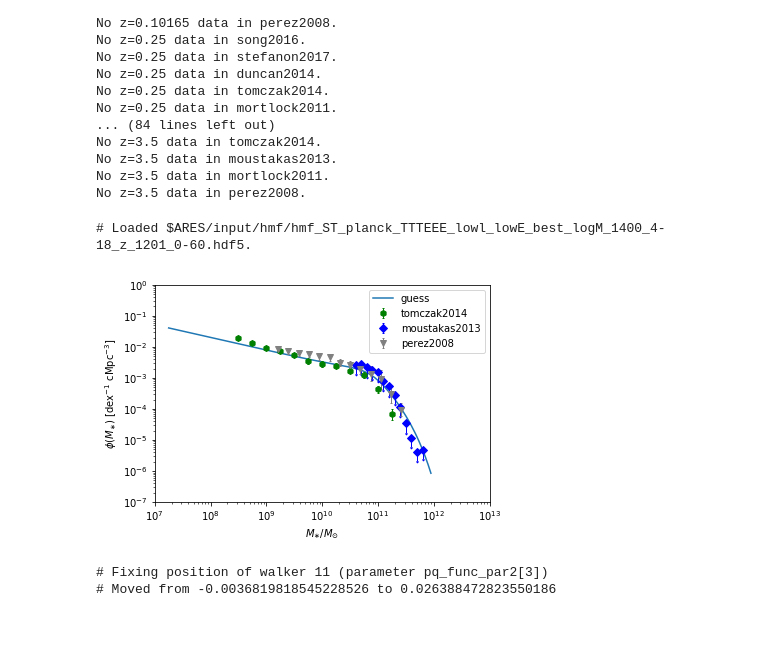
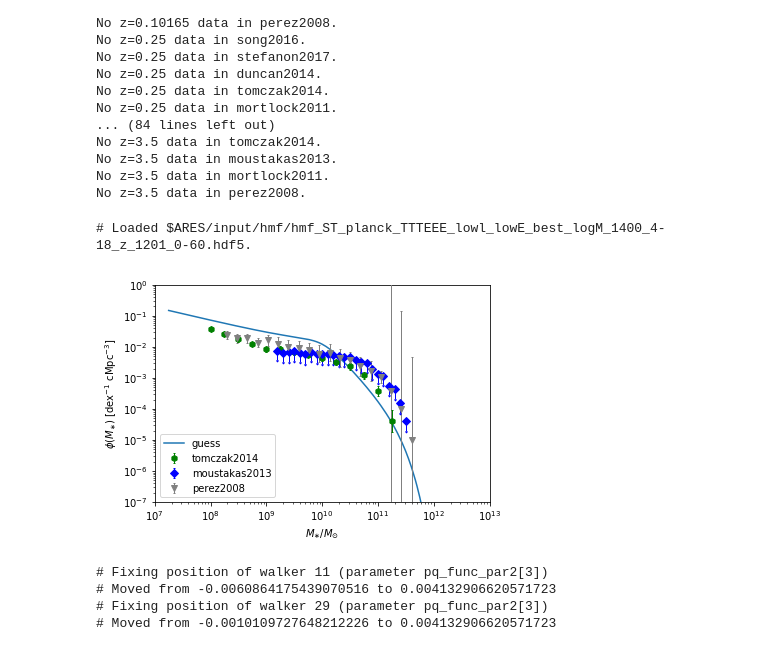
Before and after one commit to eklem1/GalaxySim, a Jupyter notebook: SMF_fit.ipynb, the cells around one changed output. Cells and saved outputs as stored; diff of their text form; code cells hidden in the pictures.

```diff
--- a/SMF_fit.ipynb
+++ b/SMF_fit.ipynb
@@ -144,21 +146,21 @@ guesses = \
 # %%
 # base_pars
 # Ms = np.logspace(7, 12, 60)
 
 base_pars.update(guesses)
 pop = ares.populations.GalaxyPopulation(**base_pars)
 
-z = 1
+z = .35
 
 smf = pop.StellarMassFunction(z, Ms)
 pl.loglog(Ms, smf, label='guess')
 data.PlotSMF(z=z, round_z=0.2)
 
 pl.legend()
 pl.show()
 # %% [output]
 # Loaded $ARES/input/hmf/hmf_ST_planck_TTTEEE_lowl_lowE_best_logM_1400_4-18_z_1201_0-60.hdf5.
-[figure, old version]
+[figure, new version]
 # %%
 # Initialize a fitter object and give it the data to be fit
 fitter_smf = ares.inference.FitGalaxyPopulation(**base_pars)
@@ -199,7 +201,7 @@ fitter.prior_set = ps
 fitter.nwalkers = 40
 
 # fitter.jitter = [0.001] * len(fitter.parameters)
-fitter.jitter = [0.01, 0.01, 0.001, 0.005, 0.01, 0.01, 0.08, 0.01]
+fitter.jitter = [0.01, 0.01, 0.001, 0.005, 0.01, 0.01, 0.04, 0.01]
 
 fitter.guesses = guesses
 # fitter.debug('True')
@@ -207,6 +209,8 @@ fitter.guesses = guesses
 # nwalkers
 # %% [output]
 # Fixing position of walker 11 (parameter pq_func_par2[3])
-# Moved from -0.0036819818545228526 to 0.026388472823550186
+# Moved from -0.0060864175439070516 to 0.004132906620571723
+# Fixing position of walker 29 (parameter pq_func_par2[3])
+# Moved from -0.0010109727648212226 to 0.004132906620571723
 # %%
 # Run the thing
```
Also changed, not shown: parts of 15 cells of this notebook.
